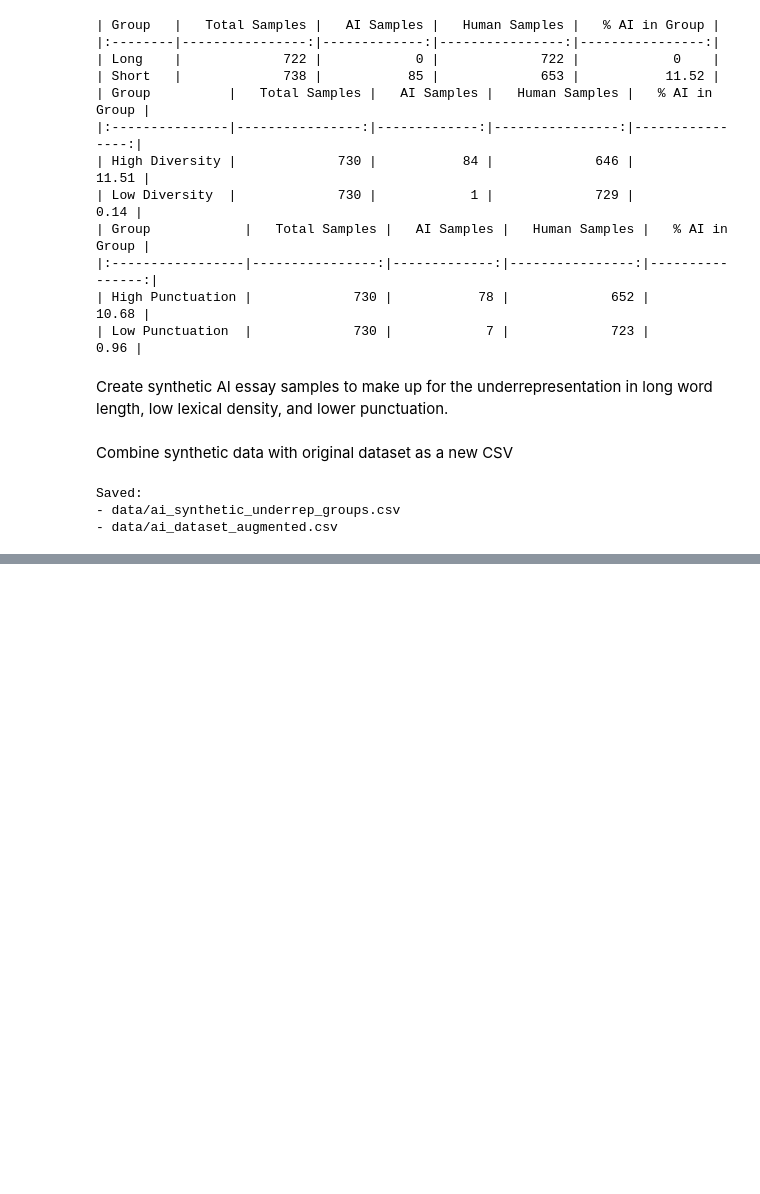
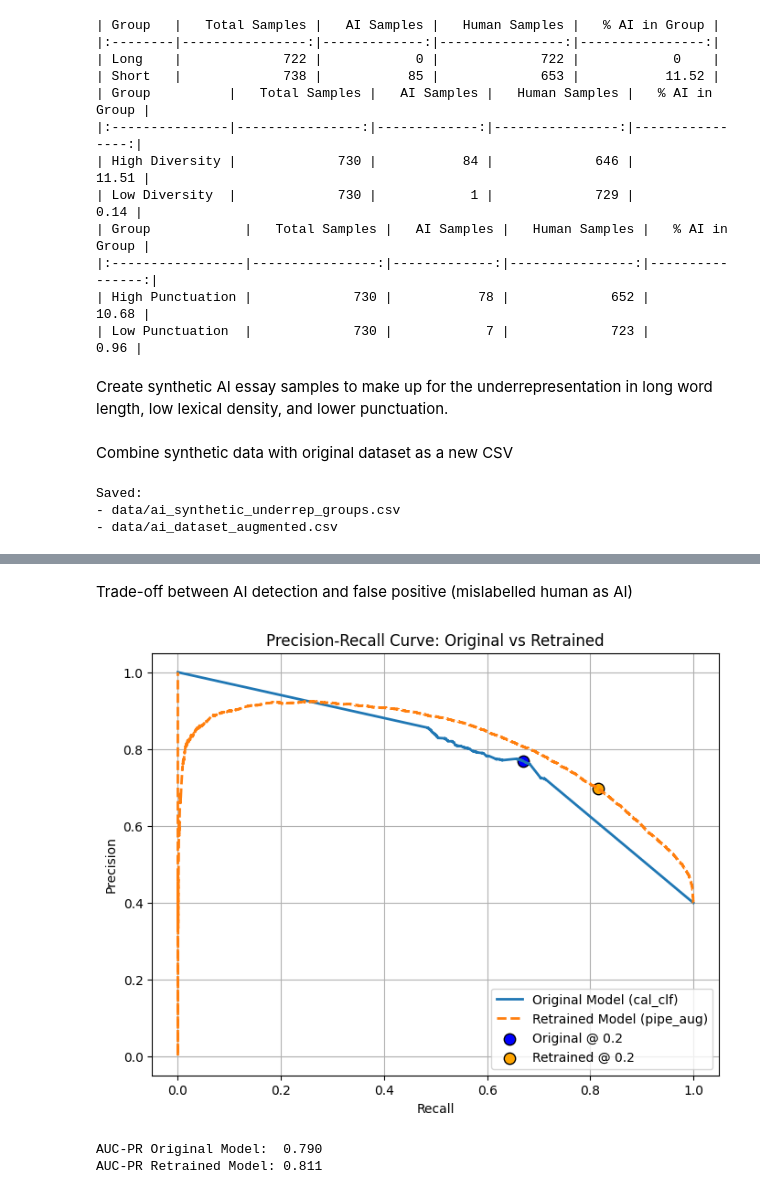
Before and after one commit to melodychengtc/ai-bias-project, a Jupyter notebook: ai-essay-detection.ipynb, the cells around one changed output, grey strips where cells are left out. Saved outputs shown, nothing was run; the diff lists cells and outputs as text; code cells hidden in the pictures; blank space fills up the shorter version.

Commit message:
retrained model with synthetic data to fix underrepresentation of AI generated text

```diff
--- a/ai-essay-detection.ipynb
+++ b/ai-essay-detection.ipynb
@@ -1375,0 +1512,3 @@ Saved:
+# %%
+#store best threshold found before
+THRESHOLD = best_threshold
@@ -1375,0 +1762,10 @@ Saved:
+# %%
+import os, glob, kagglehub
+
+ds_path = kagglehub.dataset_download("sunilthite/llm-detect-ai-generated-text-dataset")
+print("Dataset downloaded to:", ds_path)
+
+# List files (recursively)
+for p in glob.glob(os.path.join(ds_path, "**"), recursive=True):
+    if os.path.isfile(p):
+        print(p)
@@ -1375,0 +1777,6 @@ Saved:
+# %%
+file_path = p
+unseen_df = pd.read_csv(file_path)
+
+
+print("First 5 records:", unseen_df.head())
@@ -1375,0 +1908,47 @@ Saved:
+# %% [markdown]
+Trade-off between AI detection and false positive (mislabelled human as AI)
+# %%
+import matplotlib.pyplot as plt
+from sklearn.metrics import precision_recall_curve
+
+# Calculate PR curves for both models
+probs_orig = cal_clf.predict_proba(X_unseen)[:, 1]
+prec_orig, rec_orig, _ = precision_recall_curve(y_unseen, probs_orig)
+
+probs_new = pipe_aug.predict_proba(X_unseen)[:, 1]
+prec_new, rec_new, _ = precision_recall_curve(y_unseen, probs_new)
+
+# Plot
+plt.figure(figsize=(8, 6))
+plt.plot(rec_orig, prec_orig, label="Original Model (cal_clf)", lw=2)
+plt.plot(rec_new, prec_new, label="Retrained Model (pipe_aug)", lw=2, linestyle='--')
+
+# Mark your tuned threshold on each curve
+from sklearn.metrics import precision_score, recall_score
+
+def get_pr_at_threshold(model, X, y, thr):
+    preds = (model.predict_proba(X)[:, 1] >= thr).astype(int)
+    return precision_score(y, preds), recall_score(y, preds)
+
+p_o, r_o = get_pr_at_threshold(cal_clf, X_unseen, y_unseen, THRESHOLD)
+p_n, r_n = get_pr_at_threshold(pipe_aug, X_unseen, y_unseen, THRESHOLD)
+
+plt.scatter(r_o, p_o, color='blue', marker='o', s=80, edgecolor='k', label=f"Original @ {THRESHOLD}")
+plt.scatter(r_n, p_n, color='orange', marker='o', s=80, edgecolor='k', label=f"Retrained @ {THRESHOLD}")
+
+# Labels & legend
+plt.xlabel("Recall")
+plt.ylabel("Precision")
+plt.title("Precision-Recall Curve: Original vs Retrained")
+plt.legend()
+plt.grid(True)
+plt.show()
+# %% [output]
+[figure, added]
+# %%
+# Print AUC comparison
+print(f"AUC-PR Original Model:  {auc_pr_orig:.3f}")
+print(f"AUC-PR Retrained Model: {auc_pr_new:.3f}")
+# %% [output]
+AUC-PR Original Model:  0.790
+AUC-PR Retrained Model: 0.811
```
Also changed, not shown: parts of 24 cells of this notebook.
